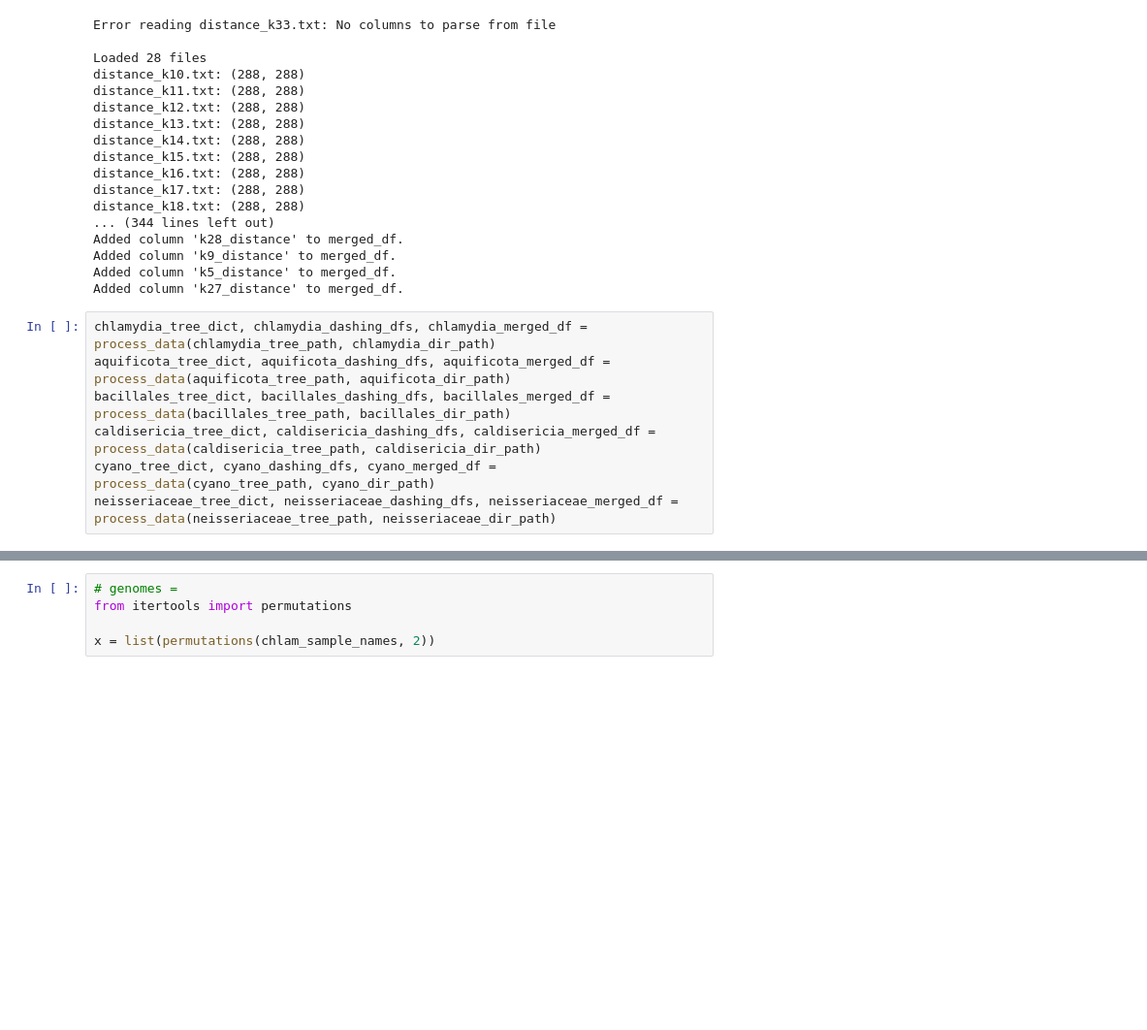
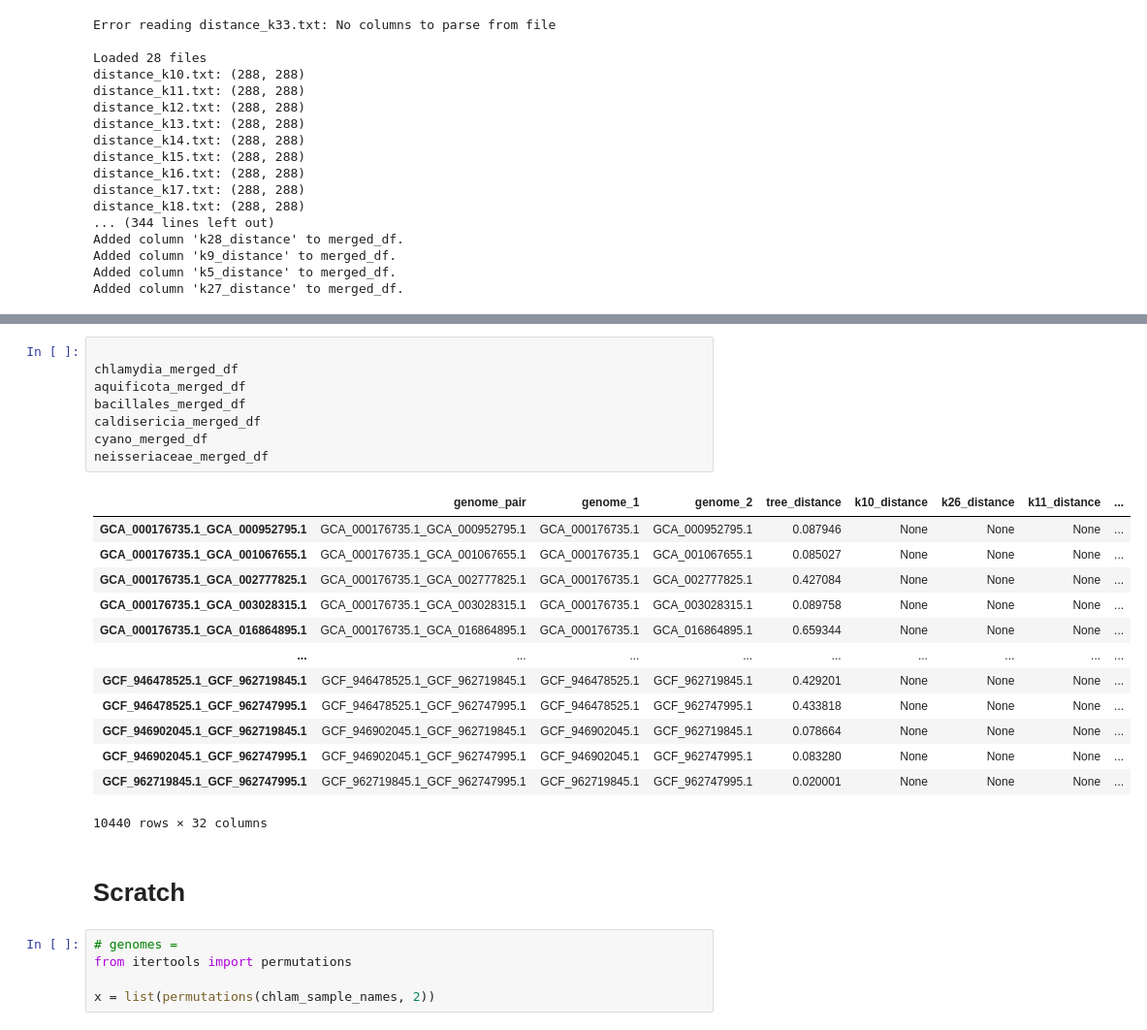
Before and after one commit to StephenHwang/Ok-k-mer, a Jupyter notebook: src/tree_mask.ipynb, the cells around one changed output, grey strips where cells are left out. Shown at 97% size. Cells and saved outputs as stored; diff of their text form; blank space fills up the shorter version.

```diff
--- a/src/tree_mask.ipynb
+++ b/src/tree_mask.ipynb
@@ -300,10 +300,3 @@ Added column 'k28_distance' to merged_df.
 Added column 'k9_distance' to merged_df.
 Added column 'k5_distance' to merged_df.
 Added column 'k27_distance' to merged_df.
-# %%
-chlamydia_tree_dict, chlamydia_dashing_dfs, chlamydia_merged_df = process_data(chlamydia_tree_path, chlamydia_dir_path)
-aquificota_tree_dict, aquificota_dashing_dfs, aquificota_merged_df = process_data(aquificota_tree_path, aquificota_dir_path)
-bacillales_tree_dict, bacillales_dashing_dfs, bacillales_merged_df = process_data(bacillales_tree_path, bacillales_dir_path)
-caldisericia_tree_dict, caldisericia_dashing_dfs, caldisericia_merged_df = process_data(caldisericia_tree_path, caldisericia_dir_path)
-cyano_tree_dict, cyano_dashing_dfs, cyano_merged_df = process_data(cyano_tree_path, cyano_dir_path)
-neisseriaceae_tree_dict, neisseriaceae_dashing_dfs, neisseriaceae_merged_df = process_data(neisseriaceae_tree_path, neisseriaceae_dir_path)
@@ -465,3 +489,27 @@ plot_df['Method'] = plot_df['Method'].replace({'Single k': 'Single k', 'Combined
+# %%
+
+chlamydia_merged_df
+aquificota_merged_df
+bacillales_merged_df
+caldisericia_merged_df
+cyano_merged_df
+neisseriaceae_merged_df
+# %% [output]
+|  | genome_pair | genome_1 | genome_2 | tree_distance | k10_distance | k26_distance | k11_distance | ... |
+| GCA_000176735.1_GCA_000952795.1 | GCA_000176735.1_GCA_000952795.1 | GCA_000176735.1 | GCA_000952795.1 | 0.087946 | None | None | None | ... |
+| GCA_000176735.1_GCA_001067655.1 | GCA_000176735.1_GCA_001067655.1 | GCA_000176735.1 | GCA_001067655.1 | 0.085027 | None | None | None | ... |
+| GCA_000176735.1_GCA_002777825.1 | GCA_000176735.1_GCA_002777825.1 | GCA_000176735.1 | GCA_002777825.1 | 0.427084 | None | None | None | ... |
+| GCA_000176735.1_GCA_003028315.1 | GCA_000176735.1_GCA_003028315.1 | GCA_000176735.1 | GCA_003028315.1 | 0.089758 | None | None | None | ... |
+| GCA_000176735.1_GCA_016864895.1 | GCA_000176735.1_GCA_016864895.1 | GCA_000176735.1 | GCA_016864895.1 | 0.659344 | None | None | None | ... |
+| ... | ... | ... | ... | ... | ... | ... | ... | ... |
+| GCF_946478525.1_GCF_962719845.1 | GCF_946478525.1_GCF_962719845.1 | GCF_946478525.1 | GCF_962719845.1 | 0.429201 | None | None | None | ... |
+| GCF_946478525.1_GCF_962747995.1 | GCF_946478525.1_GCF_962747995.1 | GCF_946478525.1 | GCF_962747995.1 | 0.433818 | None | None | None | ... |
+| GCF_946902045.1_GCF_962719845.1 | GCF_946902045.1_GCF_962719845.1 | GCF_946902045.1 | GCF_962719845.1 | 0.078664 | None | None | None | ... |
+| GCF_946902045.1_GCF_962747995.1 | GCF_946902045.1_GCF_962747995.1 | GCF_946902045.1 | GCF_962747995.1 | 0.083280 | None | None | None | ... |
+| GCF_962719845.1_GCF_962747995.1 | GCF_962719845.1_GCF_962747995.1 | GCF_962719845.1 | GCF_962747995.1 | 0.020001 | None | None | None | ... |
+10440 rows × 32 columns
+# %% [markdown]
+# Scratch
 # %%
 # genomes =
 from itertools import permutations
```
Also changed, not shown: parts of 16 cells of this notebook.
